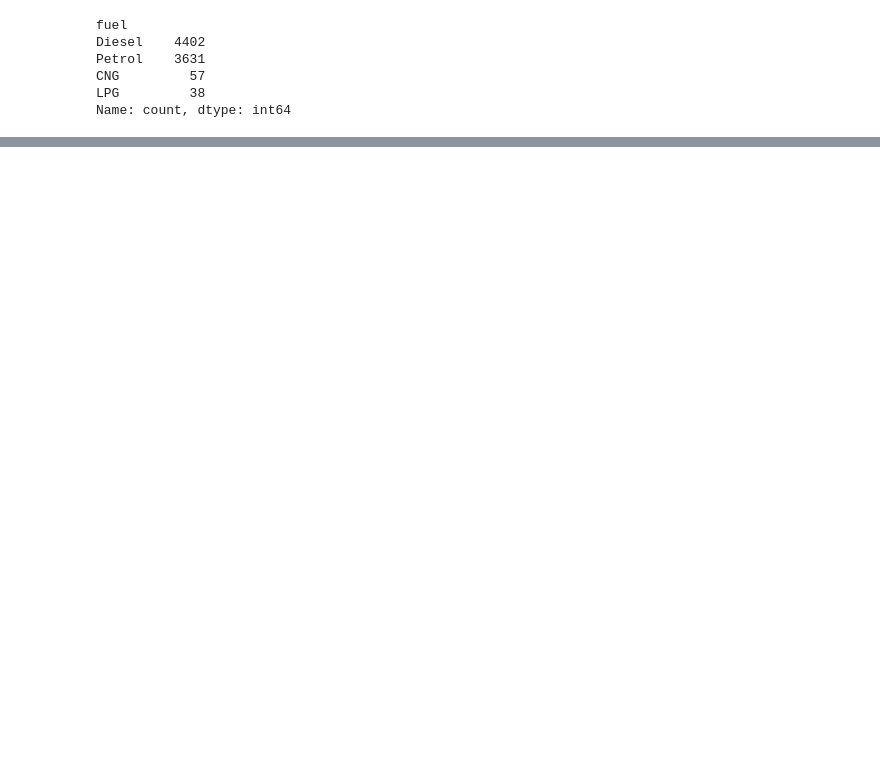
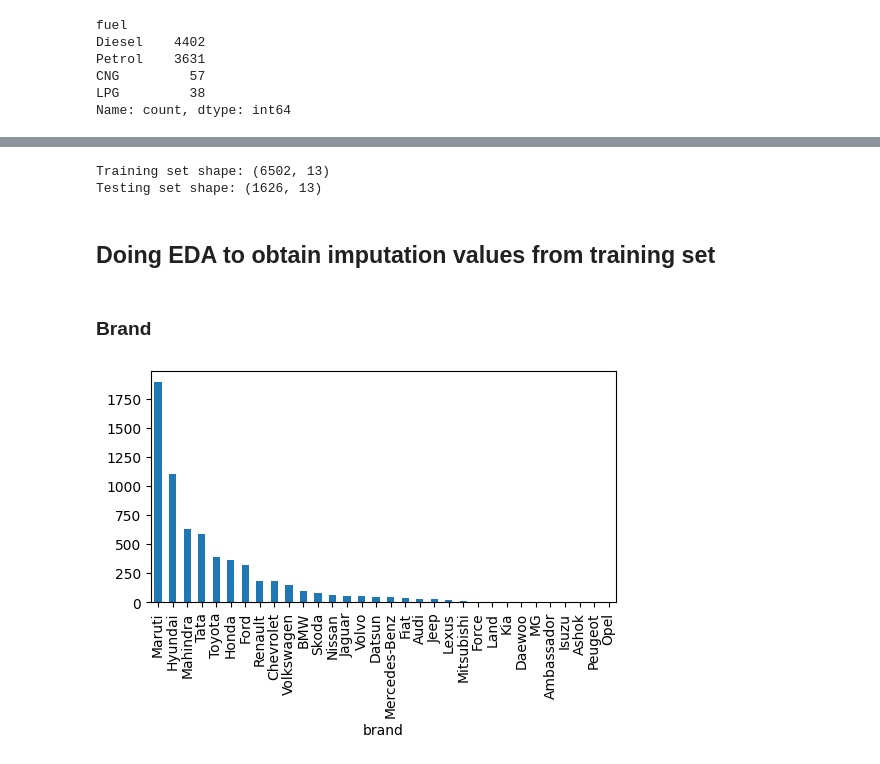
Before and after one commit to Phyke/AT82.03-ML-Car-Price-Prediction, a Jupyter notebook: train_model.ipynb, the cells around one changed output, grey strips where cells are left out. Saved outputs shown, nothing was run; the diff lists cells and outputs as text; code cells hidden in the pictures; blank space fills up the shorter version.

```diff
--- a/train_model.ipynb
+++ b/train_model.ipynb
@@ -157,0 +313,4 @@ Name: mileage, Length: 8033, dtype: float64
+# %%
+# Load dataset again so it doesn't affect previous cells
+df_2 = pd.read_csv("Cars.csv")
+df_2
@@ -157,0 +331,26 @@ Name: mileage, Length: 8033, dtype: float64
+# %%
+from sklearn.model_selection import train_test_split
+
+df_train, df_test = train_test_split(df_2, test_size=0.2, random_state=42)
+# %%
+print(f"Training set shape: {df_train.shape}")
+print(f"Testing set shape: {df_test.shape}")
+# %% [output]
+Training set shape: (6502, 13)
+Testing set shape: (1626, 13)
+# %%
+df_train = preprocess(df_train)
+df_test = preprocess(df_test)
+# %% [markdown]
+## Doing EDA to obtain imputation values from training set
+# %%
+impute_values = {}
+# %% [markdown]
+### Brand
+# %%
+df_train["brand"].value_counts().plot(kind="bar", figsize=(6, 3))
+# Brand is a categorical variable
+# So mode should be used
+impute_values["brand"] = df_train["brand"].mode()[0]
+# %% [output]
+[figure, added]
```
Also changed, not shown: parts of 110 cells of this notebook, 4 other files.
